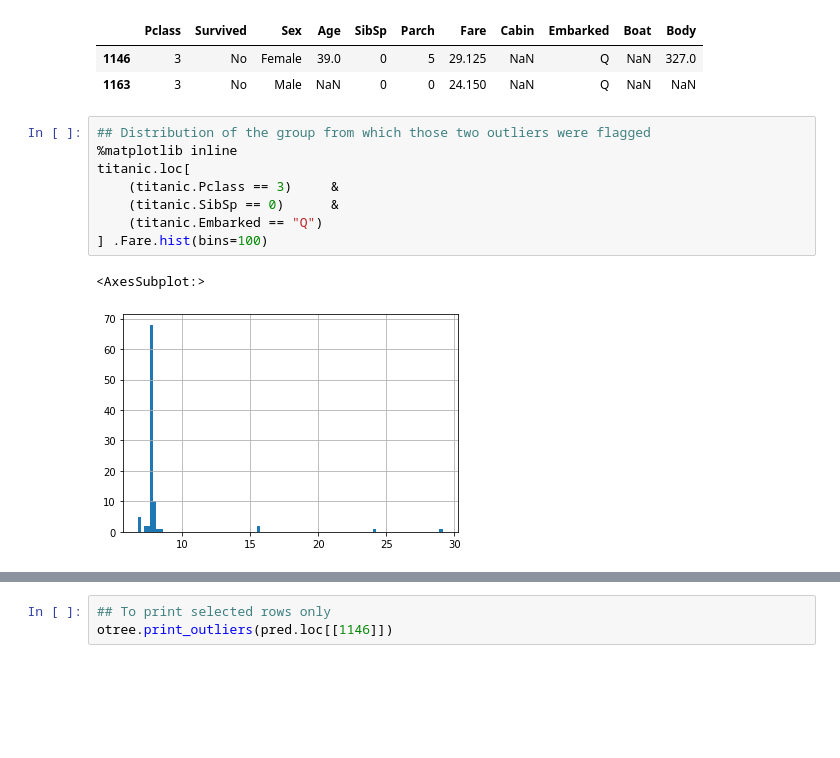
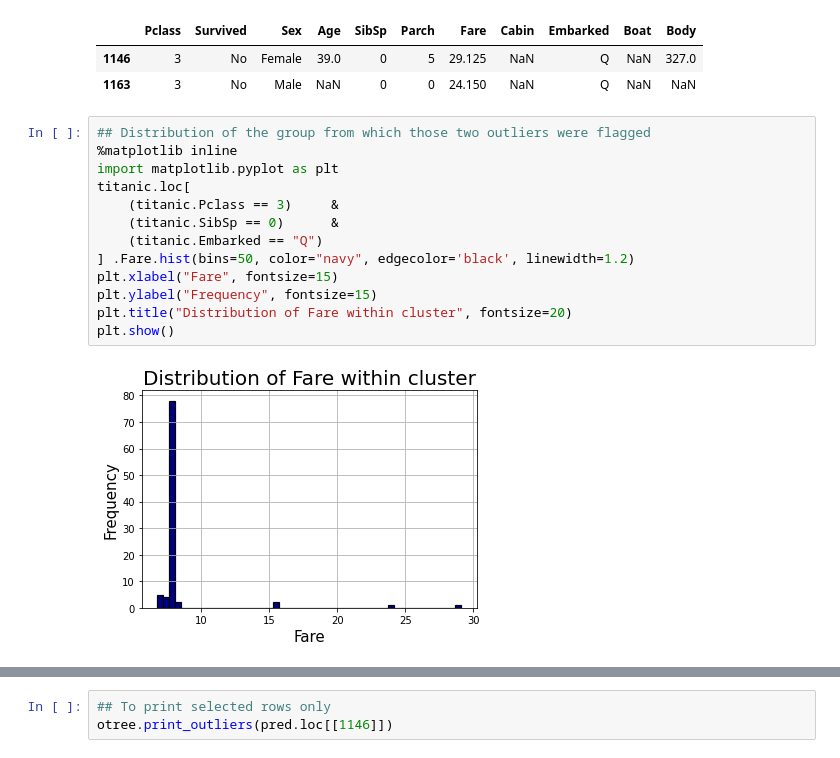
Before and after one commit to david-cortes/outliertree, a Jupyter notebook: example/titanic_outliertree_python.ipynb, the cells around one changed output, grey strips where cells are left out. Drawn from its saved outputs; the diff is of its cells as text; blank space fills up the shorter version.

```diff
--- a/example/titanic_outliertree_python.ipynb
+++ b/example/titanic_outliertree_python.ipynb
@@ -93,14 +93,18 @@ titanic.loc[[1146, 1163]]
 # %%
 ## Distribution of the group from which those two outliers were flagged
 %matplotlib inline
+import matplotlib.pyplot as plt
 titanic.loc[
     (titanic.Pclass == 3)     &
     (titanic.SibSp == 0)      &
     (titanic.Embarked == "Q")
-] .Fare.hist(bins=100)
+] .Fare.hist(bins=50, color="navy", edgecolor='black', linewidth=1.2)
+plt.xlabel("Fare", fontsize=15)
+plt.ylabel("Frequency", fontsize=15)
+plt.title("Distribution of Fare within cluster", fontsize=20)
+plt.show()
 # %% [output]
-<AxesSubplot:>
-[figure, old version]
+[figure, new version]
 # %%
 ## Get the outliers in a manipulable format
 otree.predict(titanic).loc[[1146, 1163]]
```
Also changed, not shown: parts of 3 cells of this notebook, 2 other files.
